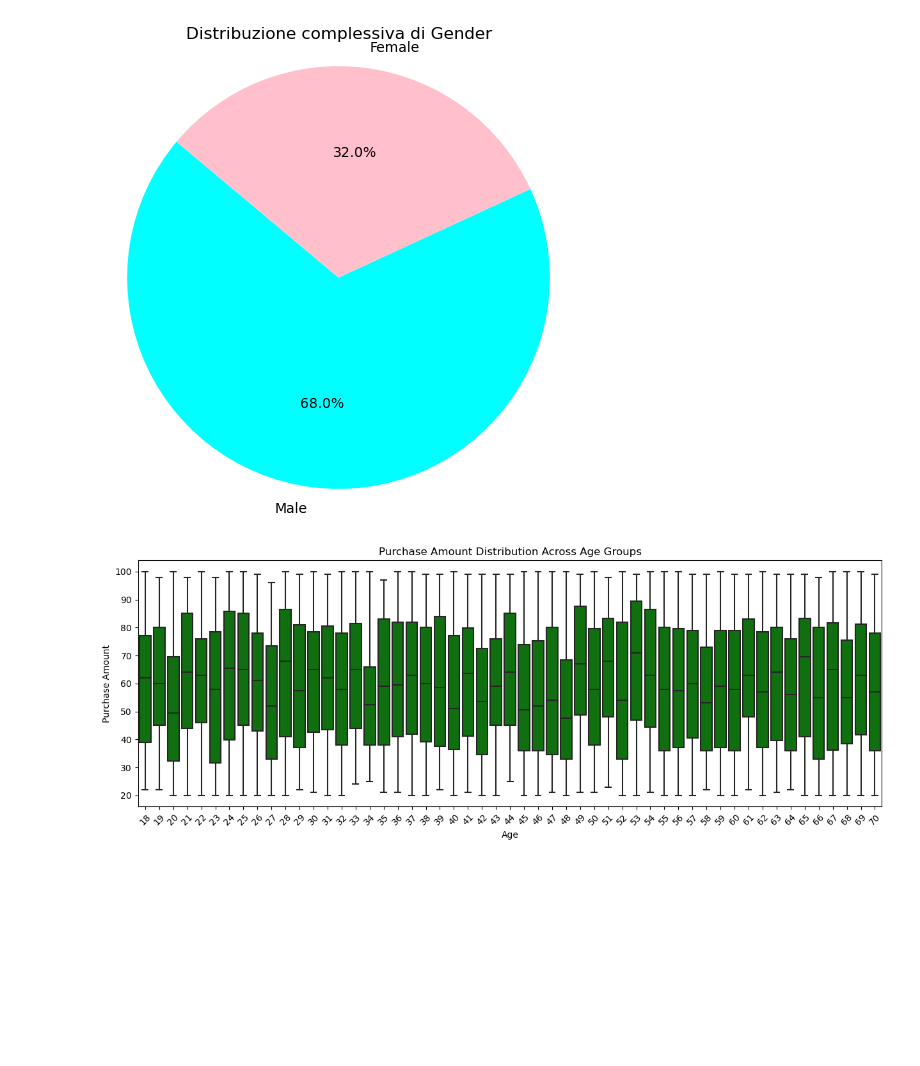
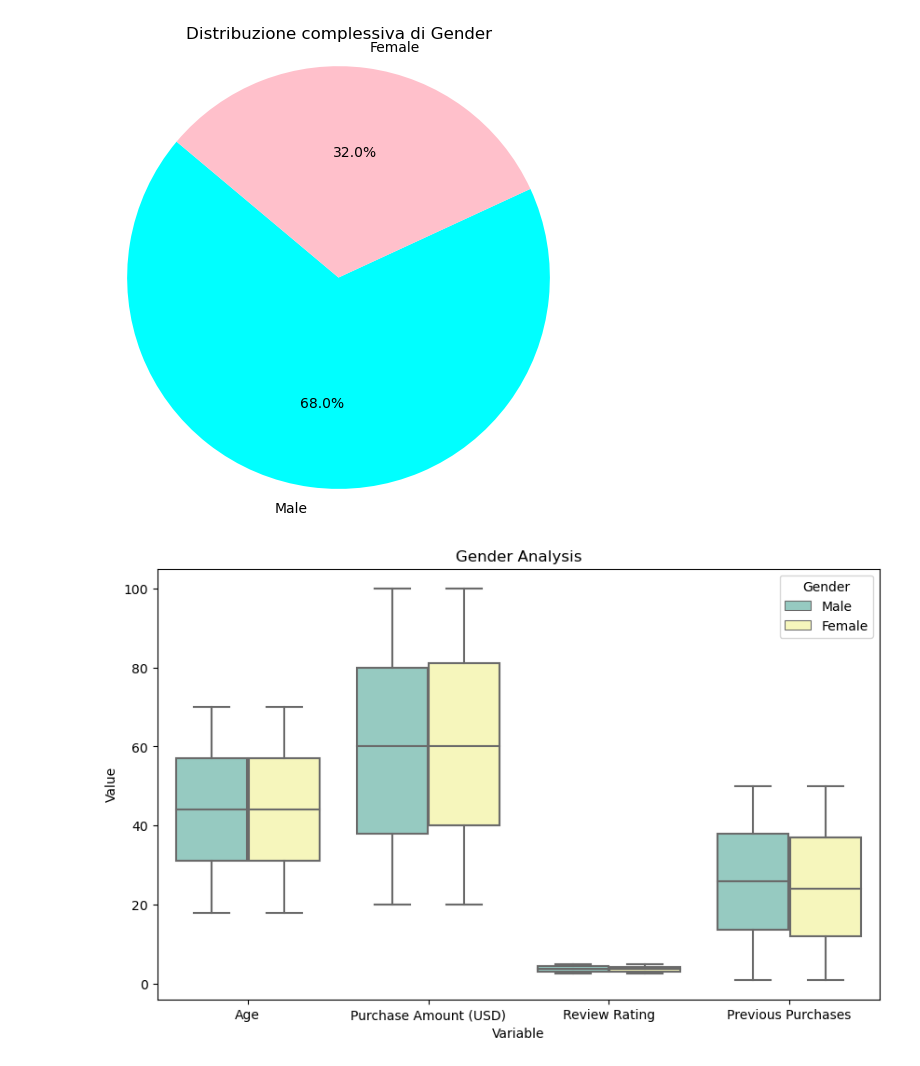
Before and after one commit to J0joFra/Shopping_Behavior, a Jupyter notebook: notebooks/DataVisualization.ipynb, the cells around one changed output. Cells and saved outputs as stored; diff of their text form; code cells hidden in the pictures; blank space fills up the shorter version.

Commit message:
Box Plot Melted

```diff
--- a/notebooks/DataVisualization.ipynb
+++ b/notebooks/DataVisualization.ipynb
@@ -149,17 +149,17 @@ plt.axis('equal')  # Per garantire che il grafico sia un cerchio
 plt.show()
 # %% [output]
 [figure]
-# %%
-X = df.drop(columns=['Purchase Amount (USD)'])
-y = df['Purchase Amount (USD)']
-
-# Box Plots for everthing
-plt.figure(figsize = (15, 5))
-sns.boxplot(x = 'Age', y = 'Purchase Amount (USD)', data = df, color="green")
-plt.title('Purchase Amount Distribution Across Age Groups')
-plt.xlabel('Age')
-plt.ylabel('Purchase Amount')
-plt.xticks(rotation=45)
-plt.show()
-# %% [output]
-[figure, removed]
+# %%
+# Melt dei dati per avere le variabili in una colonna
+data = pd.melt(df, id_vars='Gender', value_vars=['Age', 'Purchase Amount (USD)', 'Review Rating', 'Previous Purchases'])
+
+# Creazione del boxplot con seaborn (oppure con matplotlib)
+plt.figure(figsize=(10, 6))
+sns.boxplot(data=data, x='variable', y='value', hue='Gender', palette='Set3')
+plt.title('Gender Analysis')
+plt.xlabel('Variable')
+plt.ylabel('Value')
+plt.legend(title='Gender', loc='upper right')
+plt.show()
+# %% [output]
+[figure, added]
```
Also changed, not shown: parts of 1 cell of this notebook.
